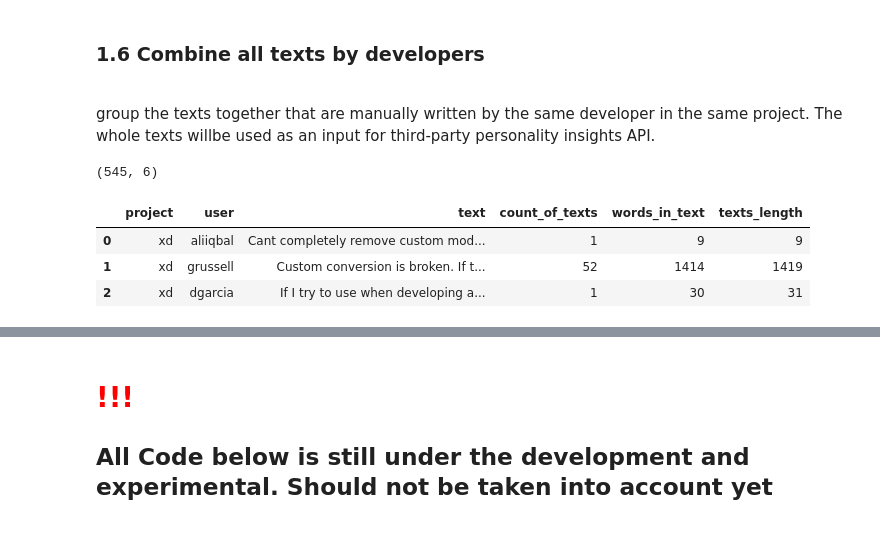
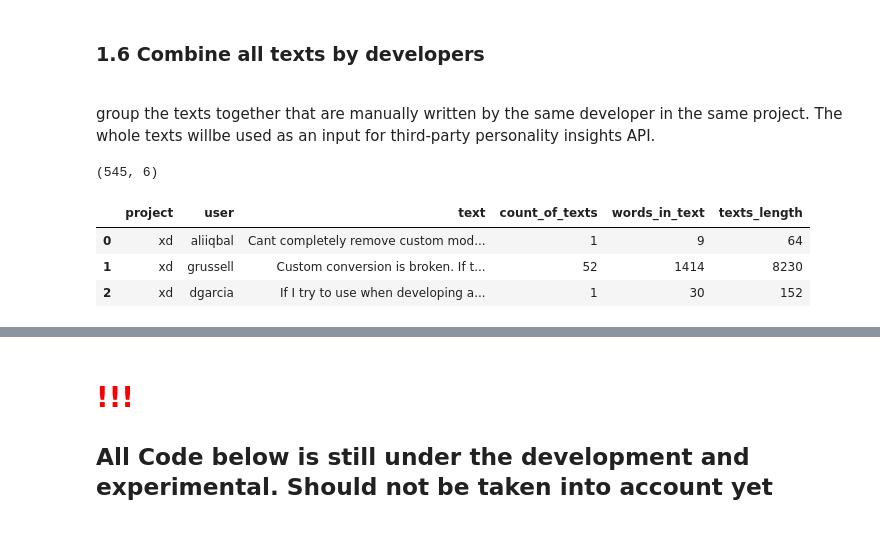
Before and after one commit to gogoladzetedo/Personalities_In_Agile, a Jupyter notebook: Analysis.ipynb, the cells around one changed output, grey strips where cells are left out. Saved outputs shown, nothing was run; the diff lists cells and outputs as text; code cells hidden in the pictures.

```diff
--- a/Analysis.ipynb
+++ b/Analysis.ipynb
@@ -499,34 +499,34 @@ for project in log_cut['project'].unique():
     for dev_user in log_cut[log_cut['project']==project]['author'].unique():
         user_txt = ''
         texts_count = 0
         texts_length = 0
         words_in_text = 0
         curr_df = log_cut[(log_cut['project']==project) & (log_cut['author']==dev_user)]
         for index, row in curr_df.iterrows():
             user_txt = str(user_txt) + str(row['text']) + '. '
             texts_count = texts_count + 1
-            texts_length = texts_length + len(re.findall(r'\w+', row['text']))
+            texts_length = texts_length + len(row['text'])
             words_in_text = words_in_text + len(row['text'].split())
         df_proj_name.append(project)
         df_user_name.append(dev_user)
         df_user_text.append(user_txt)
         df_texts_count.append(texts_count)
         df_texts_length.append(texts_length)
         df_words_in_text.append(words_in_text)
 
 user_text_combined = pd.DataFrame({'project':df_proj_name,
                    'user':df_user_name,
                    'text':df_user_text,
                     'count_of_texts':df_texts_count,
                     'words_in_text':df_words_in_text,
                     'texts_length':df_texts_length})
 
 user_text_combined.to_csv('user_text_combined.csv')
 print(user_text_combined.shape)
 user_text_combined.head(3)
 # %% [output]
 (545, 6)
 |  | project | user | text | count_of_texts | words_in_text | texts_length |
-| 0 | xd | aliiqbal | Cant completely remove custom mod... | 1 | 9 | 9 |
-| 1 | xd | grussell | Custom conversion is broken. If t... | 52 | 1414 | 1419 |
-| 2 | xd | dgarcia | If I try to use when developing a... | 1 | 30 | 31 |
+| 0 | xd | aliiqbal | Cant completely remove custom mod... | 1 | 9 | 64 |
+| 1 | xd | grussell | Custom conversion is broken. If t... | 52 | 1414 | 8230 |
+| 2 | xd | dgarcia | If I try to use when developing a... | 1 | 30 | 152 |
```
Also changed, not shown: parts of 7 cells of this notebook.
